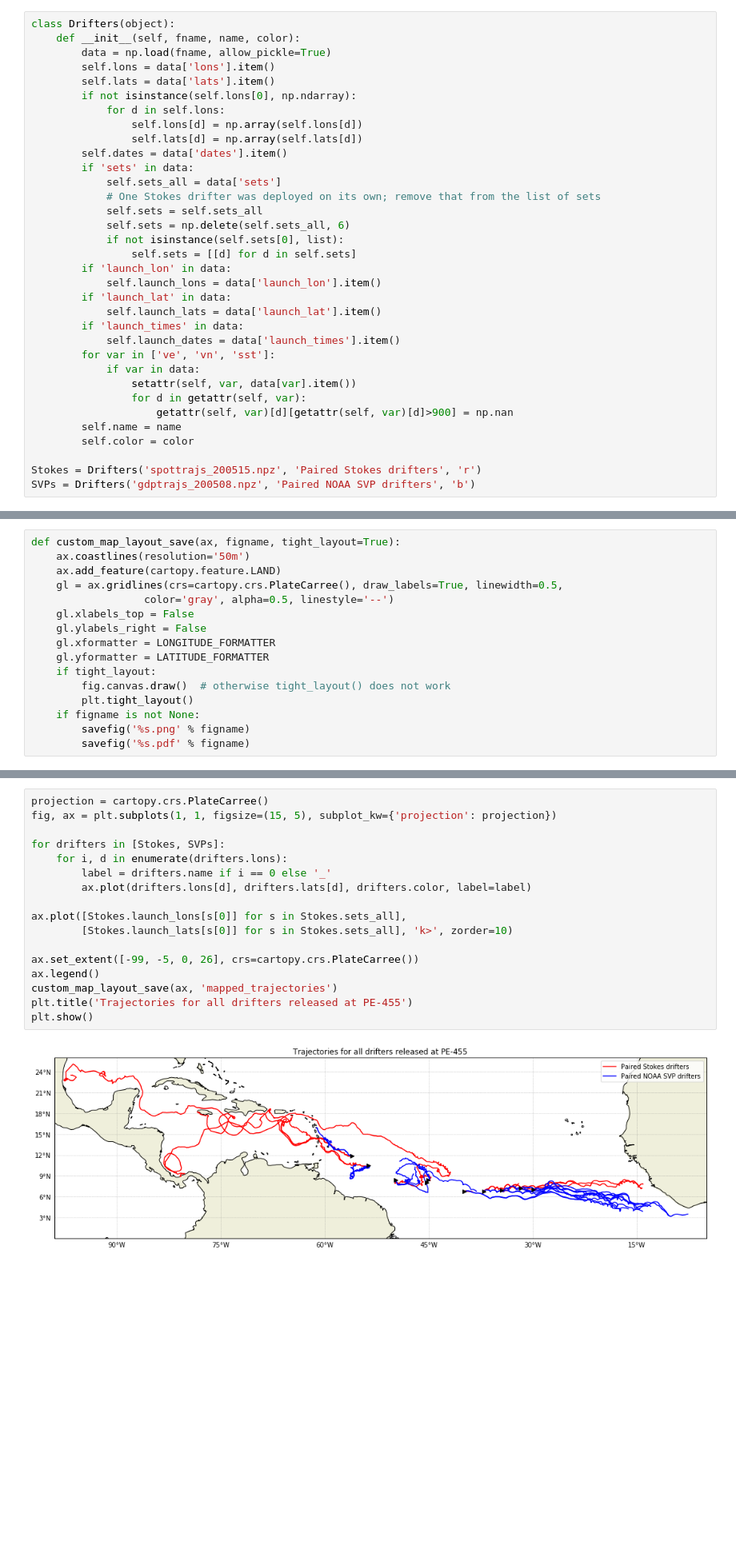
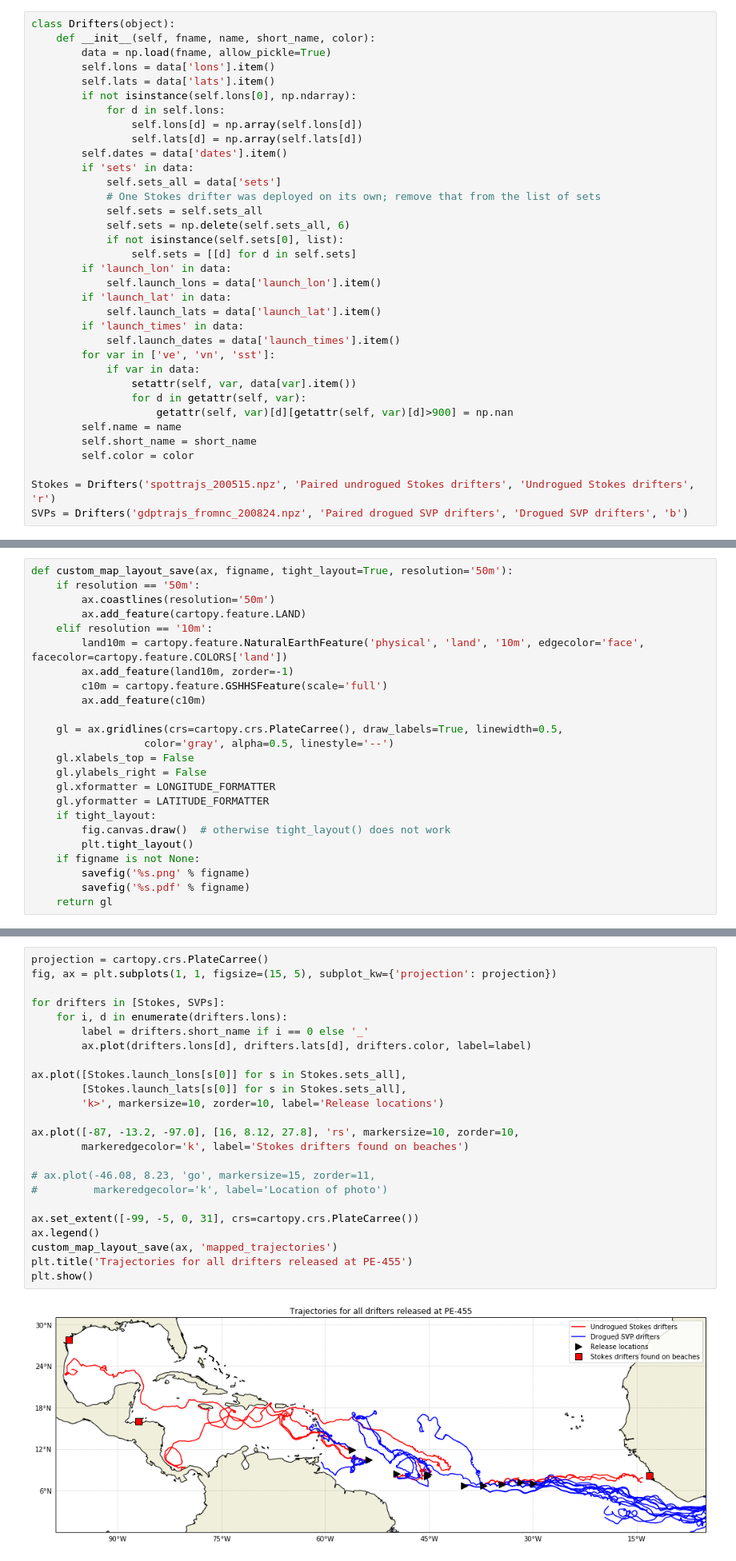
Before and after one commit to OceanParcels/Sargassum_Drifters, a Jupyter notebook: SargassumDrifterAnalysis.ipynb, the cells around one changed output, grey strips where cells are left out. Shown at 80% size. Saved outputs shown, nothing was run; the diff lists cells and outputs as text; blank space fills up the shorter version.

```diff
--- a/SargassumDrifterAnalysis.ipynb
+++ b/SargassumDrifterAnalysis.ipynb
@@ -29,7 +30,7 @@ We can now create a specific class to store the drifter information, and load in
 2. The SVP drifters deployed during PE-445
 # %%
 class Drifters(object):
-    def __init__(self, fname, name, color):
+    def __init__(self, fname, name, short_name, color):
         data = np.load(fname, allow_pickle=True)
         self.lons = data['lons'].item()
         self.lats = data['lats'].item()
@@ -57,16 +58,24 @@ class Drifters(object):
                 for d in getattr(self, var):
                     getattr(self, var)[d][getattr(self, var)[d]>900] = np.nan
         self.name = name
+        self.short_name = short_name
         self.color = color
 
-Stokes = Drifters('spottrajs_200515.npz', 'Paired Stokes drifters', 'r')
-SVPs = Drifters('gdptrajs_200508.npz', 'Paired NOAA SVP drifters', 'b')
+Stokes = Drifters('spottrajs_200515.npz', 'Paired undrogued Stokes drifters', 'Undrogued Stokes drifters', 'r')
+SVPs = Drifters('gdptrajs_fromnc_200824.npz', 'Paired drogued SVP drifters', 'Drogued SVP drifters', 'b')
 # %% [markdown]
 We also define a helper function to format the maps and save them in both png and pdf format
 # %%
-def custom_map_layout_save(ax, figname, tight_layout=True):
-    ax.coastlines(resolution='50m')
-    ax.add_feature(cartopy.feature.LAND)
+def custom_map_layout_save(ax, figname, tight_layout=True, resolution='50m'):
+    if resolution == '50m':
+        ax.coastlines(resolution='50m')
+        ax.add_feature(cartopy.feature.LAND)
+    elif resolution == '10m':
+        land10m = cartopy.feature.NaturalEarthFeature('physical', 'land', '10m', edgecolor='face', facecolor=cartopy.feature.COLORS['land'])
+        ax.add_feature(land10m, zorder=-1)
+        c10m = cartopy.feature.GSHHSFeature(scale='full')
+        ax.add_feature(c10m)
+
     gl = ax.gridlines(crs=cartopy.crs.PlateCarree(), draw_labels=True, linewidth=0.5,
                   color='gray', alpha=0.5, linestyle='--')
     gl.xlabels_top = False
@@ -79,6 +88,7 @@ def custom_map_layout_save(ax, figname, tight_layout=True):
     if figname is not None:
         savefig('%s.png' % figname)
         savefig('%s.pdf' % figname)
+    return gl
 # %% [markdown]
 ### Overview of drifter trajectories
 
@@ -86,22 +96,29 @@ Let's plot all these trajectories, with the Stokes drifters in red and the SVP d
 # %%
 projection = cartopy.crs.PlateCarree()
 fig, ax = plt.subplots(1, 1, figsize=(15, 5), subplot_kw={'projection': projection})
 
 for drifters in [Stokes, SVPs]:
     for i, d in enumerate(drifters.lons):
-        label = drifters.name if i == 0 else '_'
+        label = drifters.short_name if i == 0 else '_'
         ax.plot(drifters.lons[d], drifters.lats[d], drifters.color, label=label)
 
 ax.plot([Stokes.launch_lons[s[0]] for s in Stokes.sets_all],
-        [Stokes.launch_lats[s[0]] for s in Stokes.sets_all], 'k>', zorder=10)
+        [Stokes.launch_lats[s[0]] for s in Stokes.sets_all],
+        'k>', markersize=10, zorder=10, label='Release locations')
 
-ax.set_extent([-99, -5, 0, 26], crs=cartopy.crs.PlateCarree())
+ax.plot([-87, -13.2, -97.0], [16, 8.12, 27.8], 'rs', markersize=10, zorder=10,
+        markeredgecolor='k', label='Stokes drifters found on beaches')
+
+# ax.plot(-46.08, 8.23, 'go', markersize=15, zorder=11,
+#         markeredgecolor='k', label='Location of photo')
+
+ax.set_extent([-99, -5, 0, 31], crs=cartopy.crs.PlateCarree())
 ax.legend()
 custom_map_layout_save(ax, 'mapped_trajectories')
 plt.title('Trajectories for all drifters released at PE-455')
 plt.show()
 # %% [output]
-[figure, old version]
+[figure, new version]
 # %% [markdown]
 Not all of the Stokes drifters have transmitted for the full time series. The plot below shows how many transmissions we received for each Stokes drifter
 # %%
```
Also changed, not shown: parts of 12 cells of this notebook, 5 other files.
